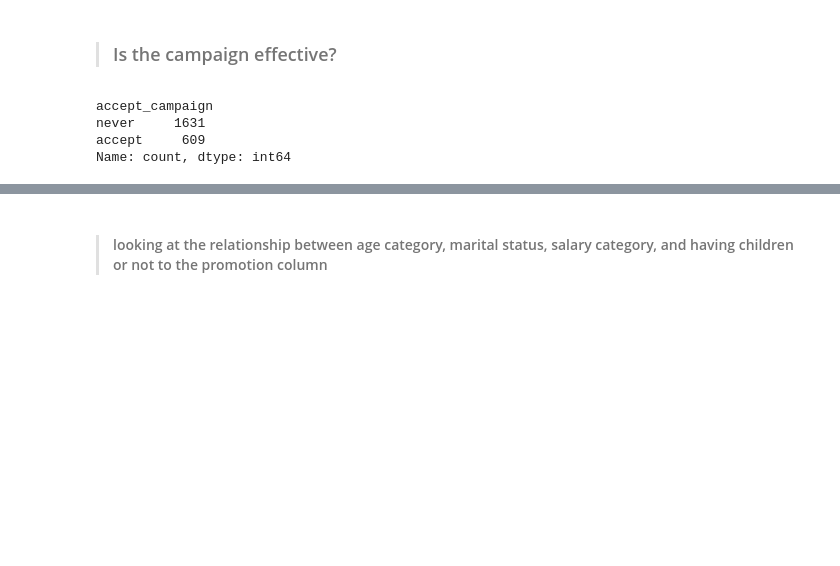
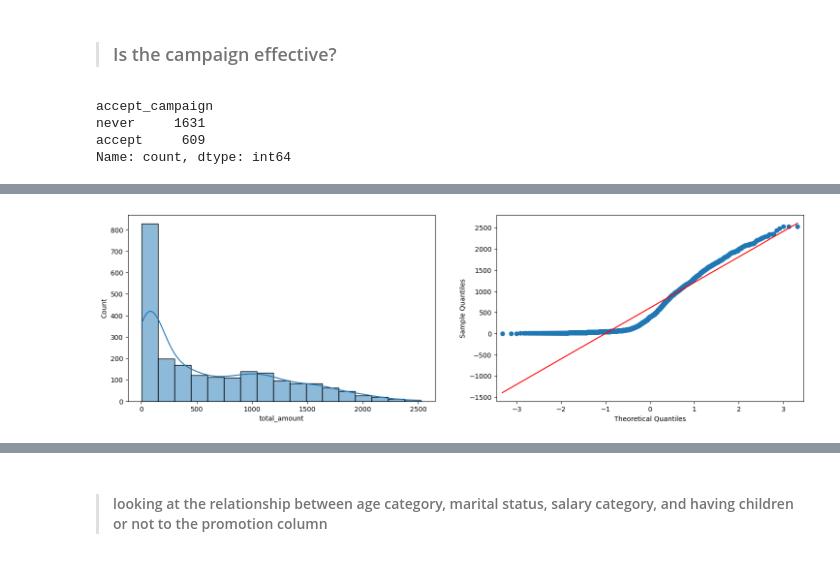
Before and after one commit to fnkhairudin/CapstoneProjectModul2, a Jupyter notebook: notebooks/2.0-fnk-data-analysis.ipynb, the cells around one changed output, grey strips where cells are left out. Saved outputs shown, nothing was run; the diff lists cells and outputs as text; code cells hidden in the pictures; blank space fills up the shorter version.

```diff
--- a/notebooks/2.0-fnk-data-analysis.ipynb
+++ b/notebooks/2.0-fnk-data-analysis.ipynb
@@ -98,0 +106,13 @@ Name: count, dtype: int64
+# %%
+# make spent_category column in order to test whether the campaign makes the customer high spent or not ?
+
+import statsmodels.api as sm
+# check the distribution of total_amount first
+
+# plot the graph to check the distribution
+fig, (ax1,ax2) = plt.subplots(nrows=1, ncols=2, figsize=(18,5))
+sns.histplot(df['total_amount'], kde=True, ax=ax1)
+sm.qqplot(df['total_amount'], line='s', ax=ax2)
+plt.show()
+# %% [output]
+[figure, added]
```
Also changed, not shown: parts of 9 cells of this notebook.
